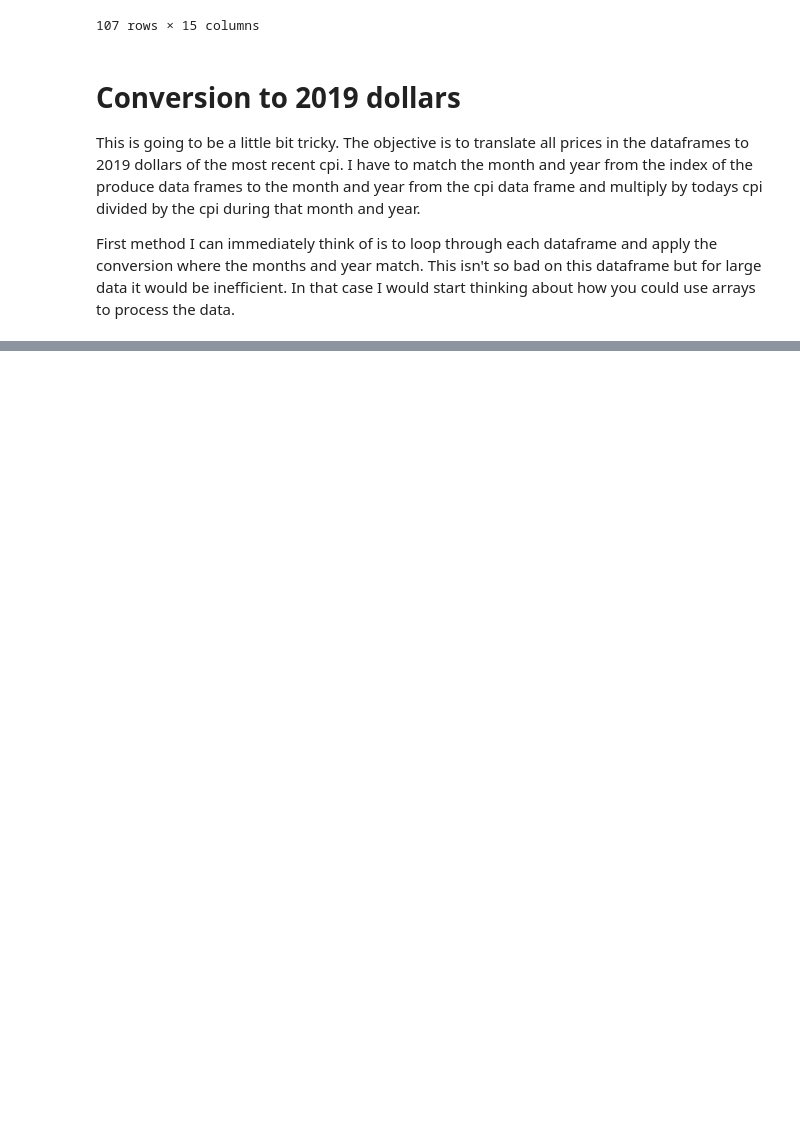
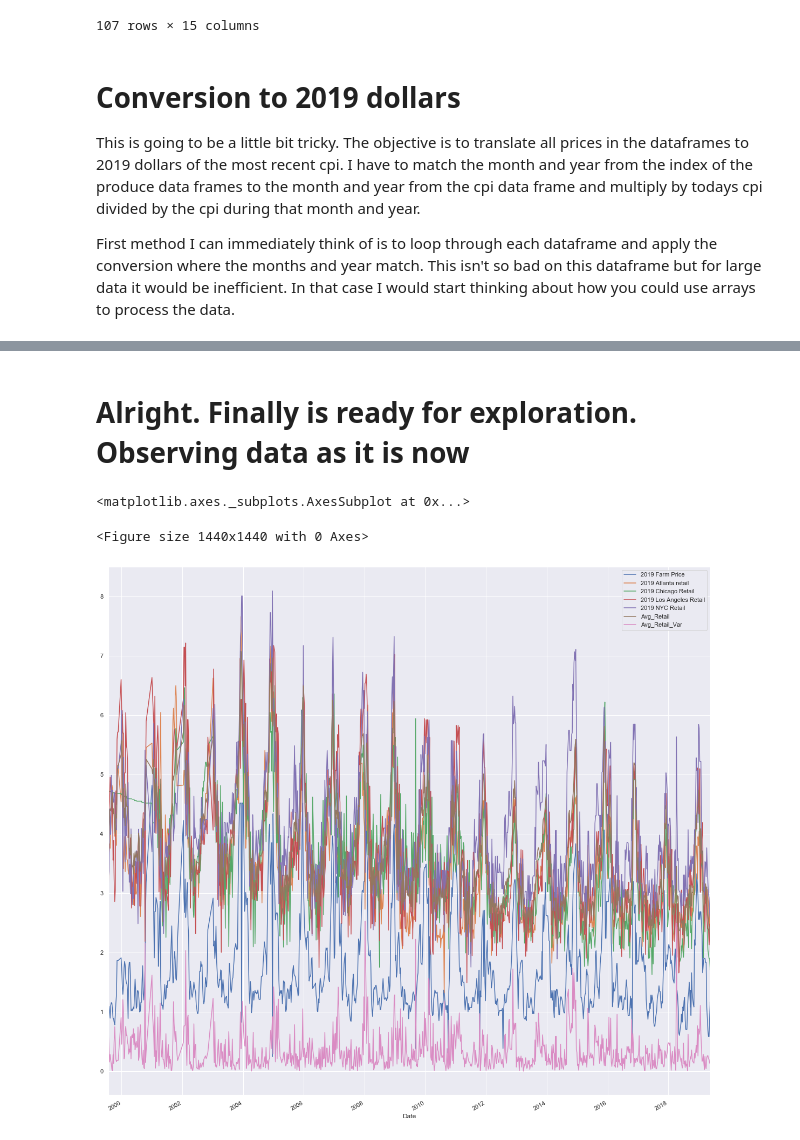
Before and after one commit to tim-christy/agriculture-price-analysis, a Jupyter notebook: notebooks/01_exploration/EDA.ipynb, the cells around one changed output, grey strips where cells are left out. Cells and saved outputs as stored; diff of their text form; code cells hidden in the pictures; blank space fills up the shorter version.

Commit message:
fExploring data with prices adjusted for inflation. Data is clean and ready to go.

```diff
--- a/notebooks/01_exploration/EDA.ipynb
+++ b/notebooks/01_exploration/EDA.ipynb
@@ -492,0 +556,11 @@ cpi_df.columns = cpi_cols
+# %%
+adj_2019_dict = {}
+
+adj_2019_dict.setdefault('2019 Farm Price', farm)
+adj_2019_dict.setdefault('2019 Atlanta retail', atl)
+adj_2019_dict.setdefault('2019 Chicago Retail', chi)
+adj_2019_dict.setdefault('2019 Los Angeles Retail',la)
+adj_2019_dict.setdefault('2019 NYC Retail', nyc)
+
+strawberry_df_2019_adj = pd.DataFrame(adj_2019_dict)
+strawberry_df_2019_adj.index = produce_dict['Strawberries'].index
@@ -521,0 +604,2 @@ To github.com:tim-christy/agriculture-price-analysis.git
+# %%
+produce_dict['Strawberries'] = strawberry_df_2019_adj
@@ -521,0 +625,5 @@ To github.com:tim-christy/agriculture-price-analysis.git
+# %%
+avg_retail = [np.mean(x[1:5]) for x in produce_dict['Strawberries'].values]
+avg_retail_std = [np.var(x[1:5],ddof=1) for x in produce_dict['Strawberries'].values] #sample standard deviation
+produce_dict['Strawberries']['Avg_Retail'] = avg_retail
+produce_dict['Strawberries']['Avg_Retail_Var'] = avg_retail_std
@@ -521,0 +647,8 @@ To github.com:tim-christy/agriculture-price-analysis.git
+# %% [markdown]
+# Alright. Finally is ready for exploration. Observing data as it is now
+# %%
+produce_dict['Strawberries'].plot(figsize=(20,20))
+# %% [output]
+<matplotlib.axes._subplots.AxesSubplot at 0x...>
+<Figure size 1440x1440 with 0 Axes>
+[figure, added]
```
Also changed, not shown: parts of 22 cells of this notebook.
